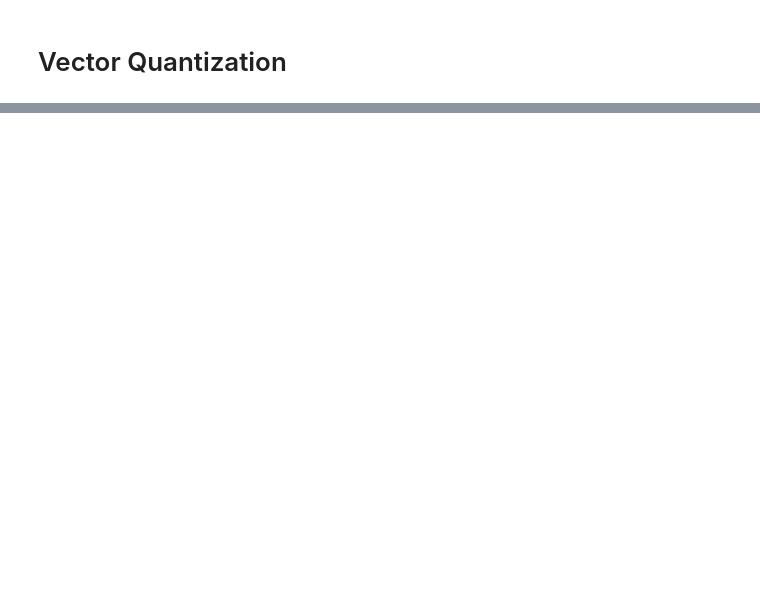
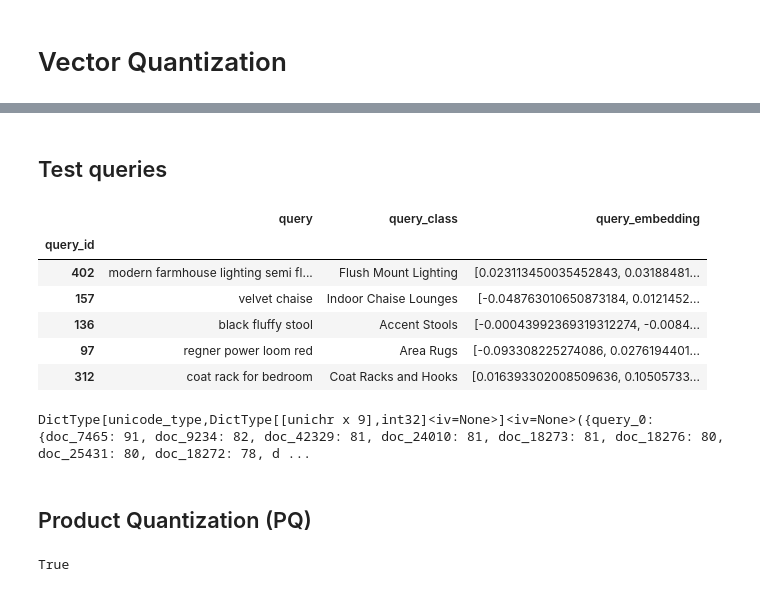
Before and after one commit to sulaiman-shamasna/Retrieval-Optimization-Tokenization-to-Vector-Quantization, a Jupyter notebook: vector_quantization.ipynb, the cells around one changed output, grey strips where cells are left out. Drawn from its saved outputs; the diff is of its cells as text; code cells hidden in the pictures; blank space fills up the shorter version.

Commit message:
chore: :construction: Update notebook - Add product quantization!

```diff
--- a/vector_quantization.ipynb
+++ b/vector_quantization.ipynb
@@ -16,0 +19,71 @@ collection
+# %% [markdown]
+## Test queries
+# %%
+from sentence_transformers import SentenceTransformer
+
+model = SentenceTransformer("all-MiniLM-L6-v2")
+# %%
+import pandas as pd
+
+queries_df = pd.read_csv(
+    "shared_data/WANDS/query.csv",
+    sep="\t",
+    index_col="query_id",
+)
+queries_df["query_embedding"] = model.encode(
+    queries_df["query"].tolist()
+).tolist()
+queries_df.sample(n=5)
+# %% [output]
+|  | query | query_class | query_embedding |
+| query_id |  |  |  |
+| 402 | modern farmhouse lighting semi fl... | Flush Mount Lighting | [0.023113450035452843, 0.03188481... |
+| 157 | velvet chaise | Indoor Chaise Lounges | [-0.048763010650873184, 0.0121452... |
+| 136 | black fluffy stool | Accent Stools | [-0.00043992369319312274, -0.0084... |
+| 97 | regner power loom red | Area Rugs | [-0.093308225274086, 0.0276194401... |
+| 312 | coat rack for bedroom | Coat Racks and Hooks | [0.016393302008509636, 0.10505733... |
+# %%
+from collections import defaultdict
+from ranx import Qrels
+
+knn_qrels_dict = defaultdict(dict)
+for id, row in queries_df.iterrows():
+    query_id = f"query_{id}"
+
+    results = client.search(
+        collection_name="wands-products",
+        query_vector=models.NamedVector(
+            name="product_name",
+            vector=row["query_embedding"]
+        ),
+        with_vectors=False,
+        with_payload=False,
+        limit=50,
+        search_params=models.SearchParams(
+            exact=True,  # enable exact search
+        ),
+    )
+
+    for point in results:
+        document_id = f"doc_{point.id}"
+        # The conversion to integer is required because ranx expects integers
+        knn_qrels_dict[query_id][document_id] = int(point.score * 100)
+
+qrels = Qrels(knn_qrels_dict)
+qrels
+# %% [output]
+DictType[unicode_type,DictType[[unichr x 9],int32]<iv=None>]<iv=None>({query_0: {doc_7465: 91, doc_9234: 82, doc_42329: 81, doc_24010: 81, doc_18273: 81, doc_18276: 80, doc_25431: 80, doc_18272: 78, d ...
+# %% [markdown]
+## Product Quantization (PQ)
+# %%
+client.update_collection(
+    "wands-products",
+    quantization_config=models.ProductQuantization(
+        product=models.ProductQuantizationConfig(
+            compression=models.CompressionRatio.X64,
+            always_ram=True,
+        )
+    ),
+)
+# %% [output]
+True
```
Also changed, not shown: parts of 6 cells of this notebook.
